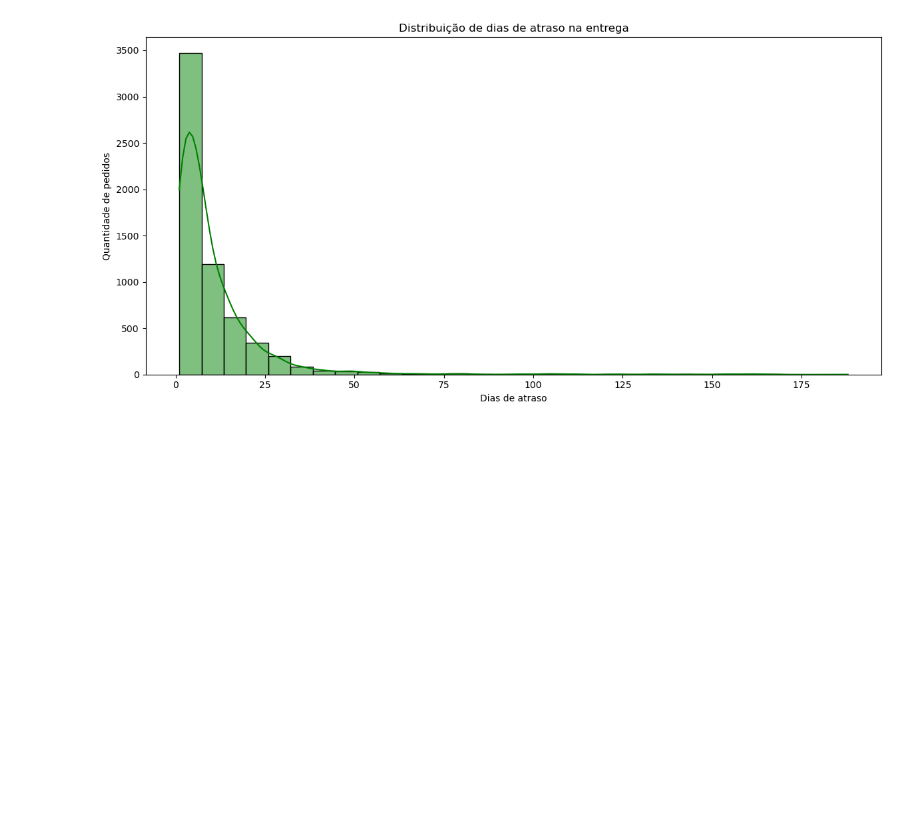
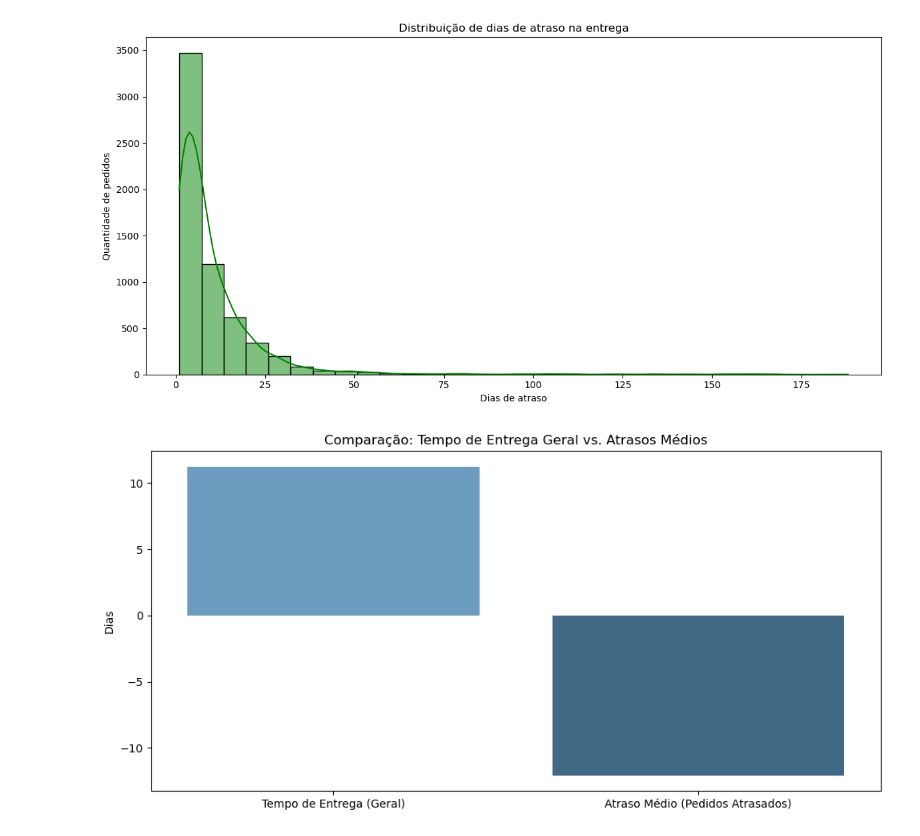
Before and after one commit to LucasArauj99/e-commerce_analytics, a Jupyter notebook: notebooks/04_customers.ipynb, the cells around one changed output. Cells and saved outputs as stored; diff of their text form; code cells hidden in the pictures; blank space fills up the shorter version.

Commit message:
feat: análise completa de clientes, pedidos, atrasos e notas de avaliação

```diff
--- a/notebooks/04_customers.ipynb
+++ b/notebooks/04_customers.ipynb
@@ -222,0 +213,26 @@ plt.show()
+# %%
+df['delivery_time'] = (df['order_delivered_customer_date'] - df['order_approved_at']).dt.days
+
+# Filtra apenas pedidos com atraso > 0
+df['delivery_delay'] = (df['order_delivered_customer_date'] - df['order_estimated_delivery_date']).dt.days
+atrasados = df[df['delivery_delay'] > 0]
+
+media_geral = df['delivery_time'].mean()
+media_atrasos = df['delivery_delay'].mean()
+
+# Cria DataFrame para plotar
+media_df = pd.DataFrame({
+    'Categoria': ['Tempo de Entrega (Geral)', 'Atraso Médio (Pedidos Atrasados)'],
+    'Dias': [media_geral, media_atrasos]
+})
+
+# Gráfico de barras
+plt.figure(figsize=(10, 5))
+sns.barplot(data=media_df, x='Categoria', y='Dias', hue='Categoria', palette='Blues_d')
+plt.title('Comparação: Tempo de Entrega Geral vs. Atrasos Médios')
+plt.ylabel('Dias')
+plt.xlabel('')
+plt.tight_layout()
+plt.show()
+# %% [output]
+[figure, added]
```
Also changed, not shown: parts of 8 cells of this notebook.
